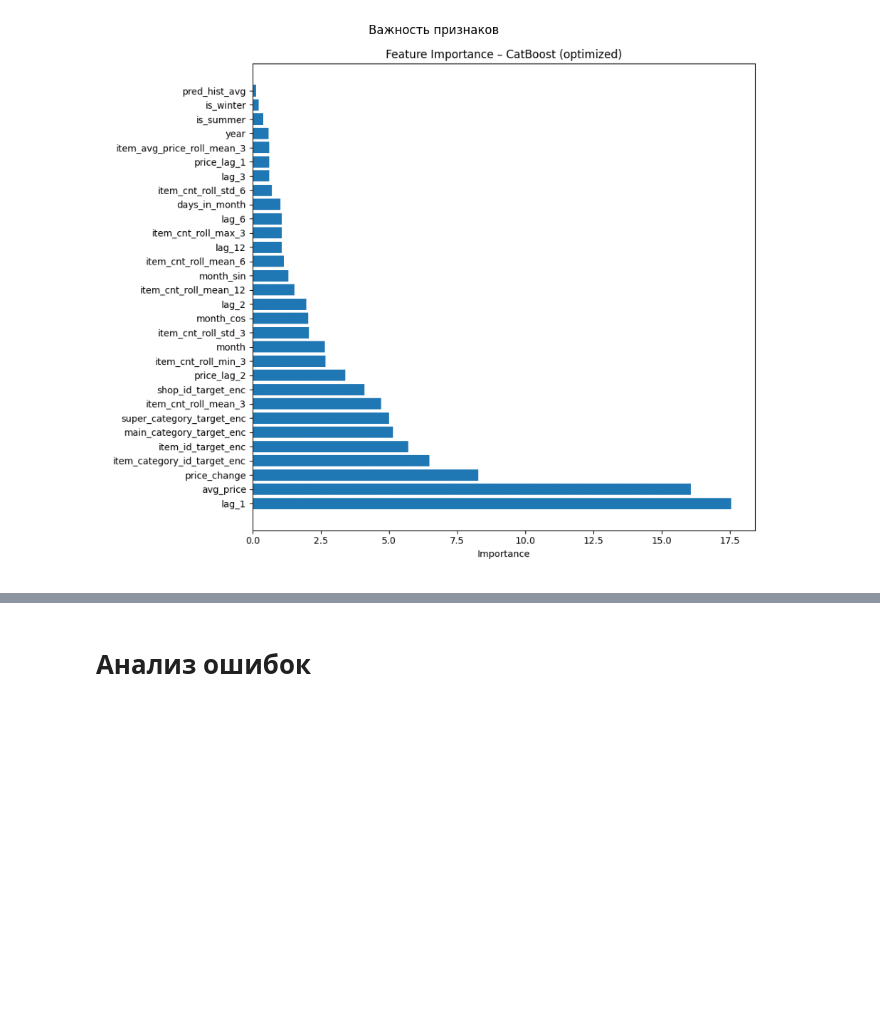
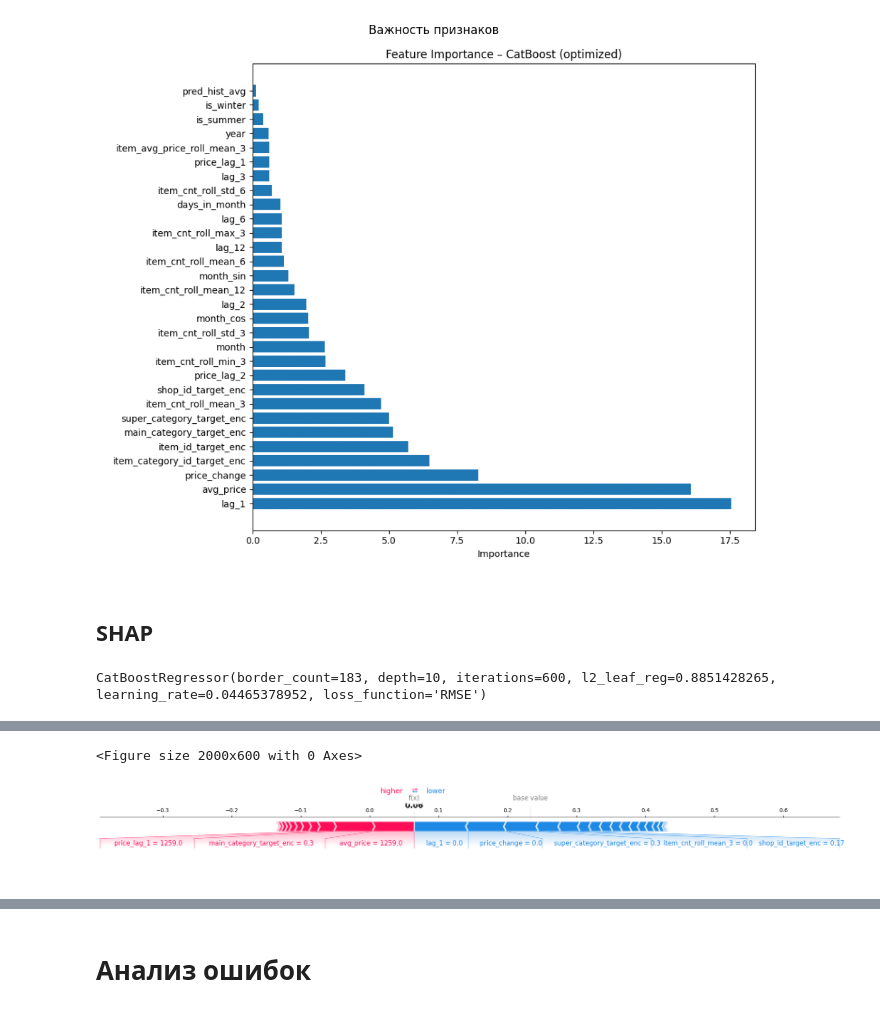
Before and after one commit to garaganlol/dynamic-pricing-system, a Jupyter notebook: notebooks/05_modeling.ipynb, the cells around one changed output, grey strips where cells are left out. Saved outputs shown, nothing was run; the diff lists cells and outputs as text; code cells hidden in the pictures; blank space fills up the shorter version.

Commit message:
add SHAP graph

```diff
--- a/notebooks/05_modeling.ipynb
+++ b/notebooks/05_modeling.ipynb
@@ -464,3 +464,26 @@ plt.title('Важность признаков')
 plt.show()
 # %% [output]
 [figure]
+# %% [markdown]
+## SHAP
+# %%
+from catboost import CatBoostRegressor
+
+model = CatBoostRegressor()
+model.load_model('artifacts\models\catboost.cbm')
+# %% [output]
+CatBoostRegressor(border_count=183, depth=10, iterations=600, l2_leaf_reg=0.8851428265, learning_rate=0.04465378952, loss_function='RMSE')
+# %%
+import shap
+
+shap.initjs()
+explainer = shap.TreeExplainer(model)
+X_test = X_test_final.round(2)
+shap_values_test = explainer(X_test)
+
+fig = plt.figure(figsize=(20, 6))
+shap.plots.force(shap_values_test[0], matplotlib=True, show=False)
+plt.tight_layout()
+plt.savefig('artifacts/figures/SHAP_force_plot.png', bbox_inches='tight', dpi=300)
+plt.show()
+# %% [output]
@@ -466,0 +491,2 @@ plt.show()
+<Figure size 2000x600 with 0 Axes>
+[figure, added]
```
Also changed, not shown: parts of 2 cells of this notebook, 4 other files.
